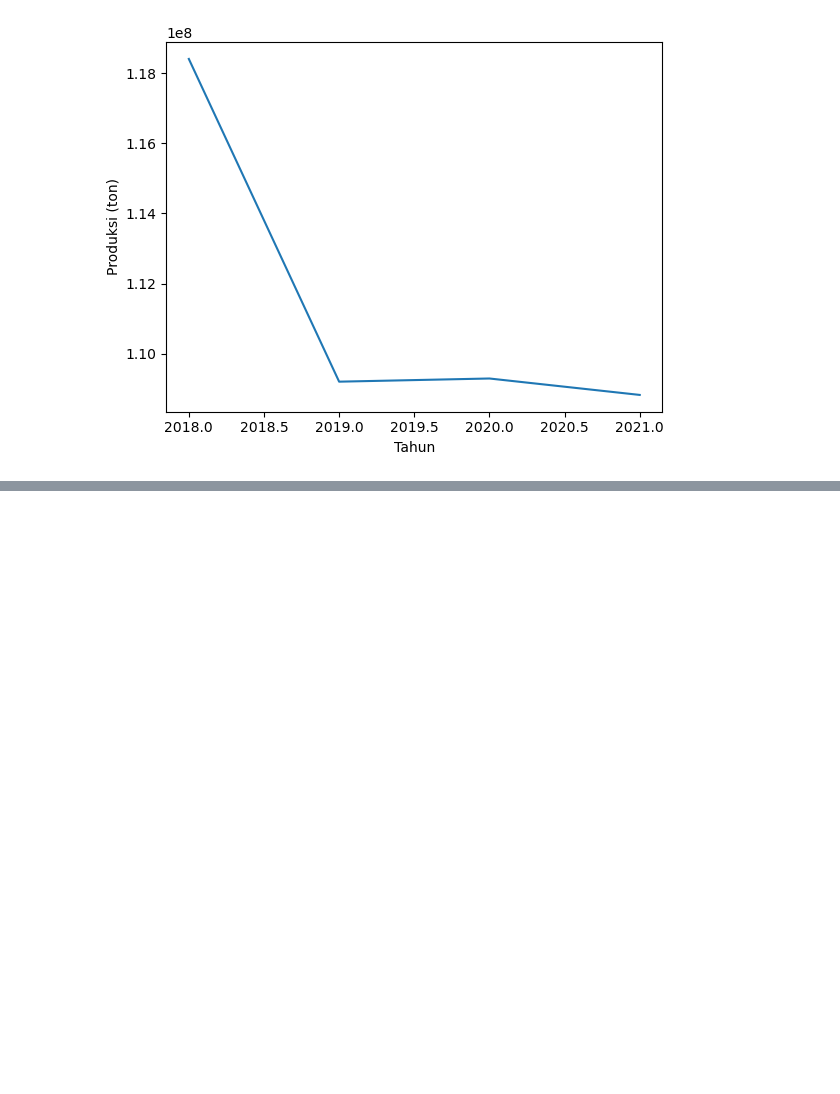
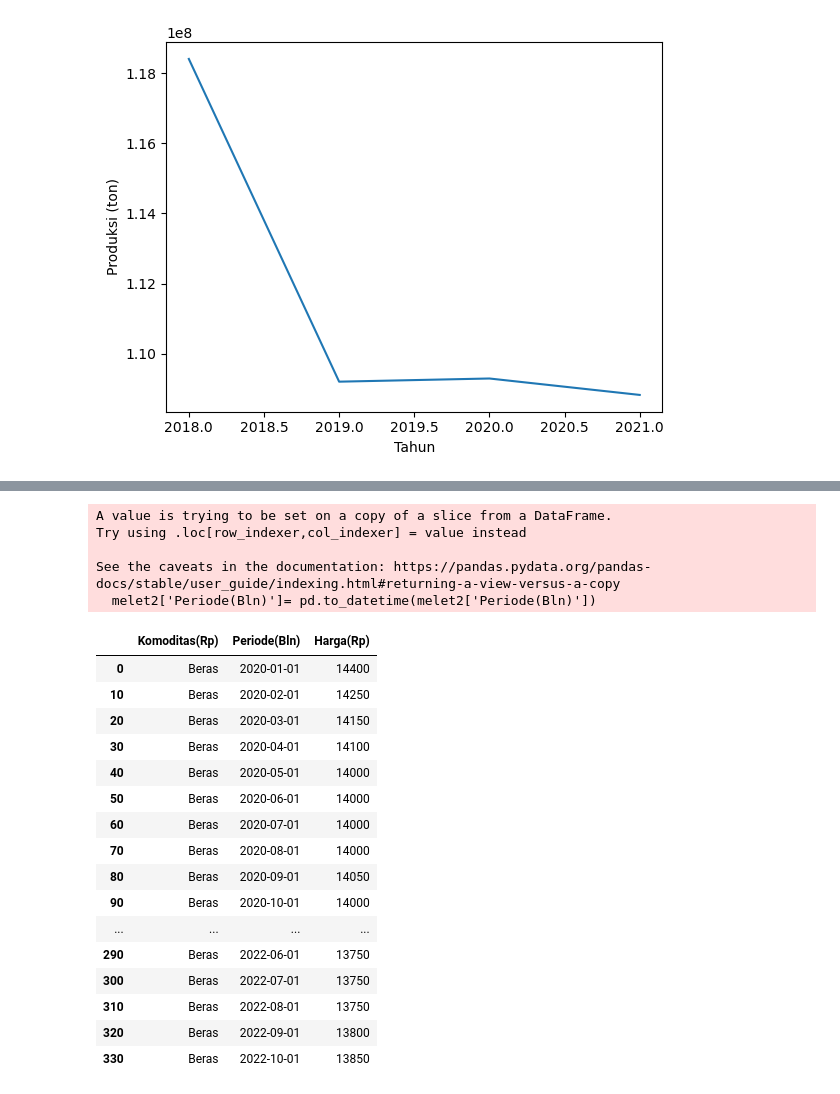
Before and after one commit to satrioadi96/projekpangan, a Jupyter notebook: running-test.ipynb, the cells around one changed output, grey strips where cells are left out. Saved outputs shown, nothing was run; the diff lists cells and outputs as text; code cells hidden in the pictures; blank space fills up the shorter version.

```diff
--- a/running-test.ipynb
+++ b/running-test.ipynb
@@ -240,0 +272,26 @@ plt.show()
+# %%
+melet2['Periode(Bln)']= pd.to_datetime(melet2['Periode(Bln)'])
+melet2
+# %% [output]
+A value is trying to be set on a copy of a slice from a DataFrame.
+Try using .loc[row_indexer,col_indexer] = value instead
+
+See the caveats in the documentation: https://pandas.pydata.org/pandas-docs/stable/user_guide/indexing.html#returning-a-view-versus-a-copy
+  melet2['Periode(Bln)']= pd.to_datetime(melet2['Periode(Bln)'])
+|  | Komoditas(Rp) | Periode(Bln) | Harga(Rp) |
+| 0 | Beras | 2020-01-01 | 14400 |
+| 10 | Beras | 2020-02-01 | 14250 |
+| 20 | Beras | 2020-03-01 | 14150 |
+| 30 | Beras | 2020-04-01 | 14100 |
+| 40 | Beras | 2020-05-01 | 14000 |
+| 50 | Beras | 2020-06-01 | 14000 |
+| 60 | Beras | 2020-07-01 | 14000 |
+| 70 | Beras | 2020-08-01 | 14000 |
+| 80 | Beras | 2020-09-01 | 14050 |
+| 90 | Beras | 2020-10-01 | 14000 |
+| ... | ... | ... | ... |
+| 290 | Beras | 2022-06-01 | 13750 |
+| 300 | Beras | 2022-07-01 | 13750 |
+| 310 | Beras | 2022-08-01 | 13750 |
+| 320 | Beras | 2022-09-01 | 13800 |
+| 330 | Beras | 2022-10-01 | 13850 |
```
Also changed, not shown: parts of 3 cells of this notebook, 51 other files.
